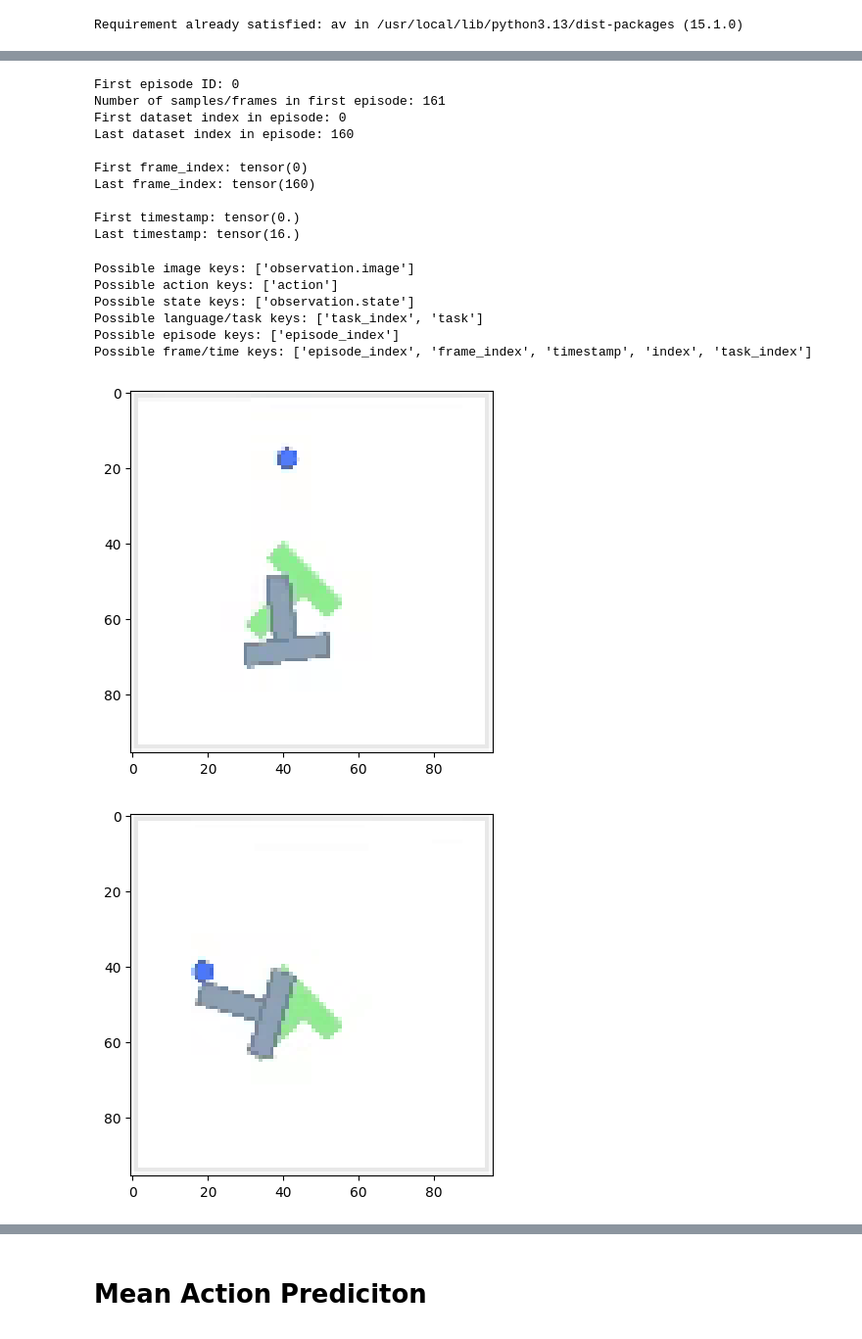
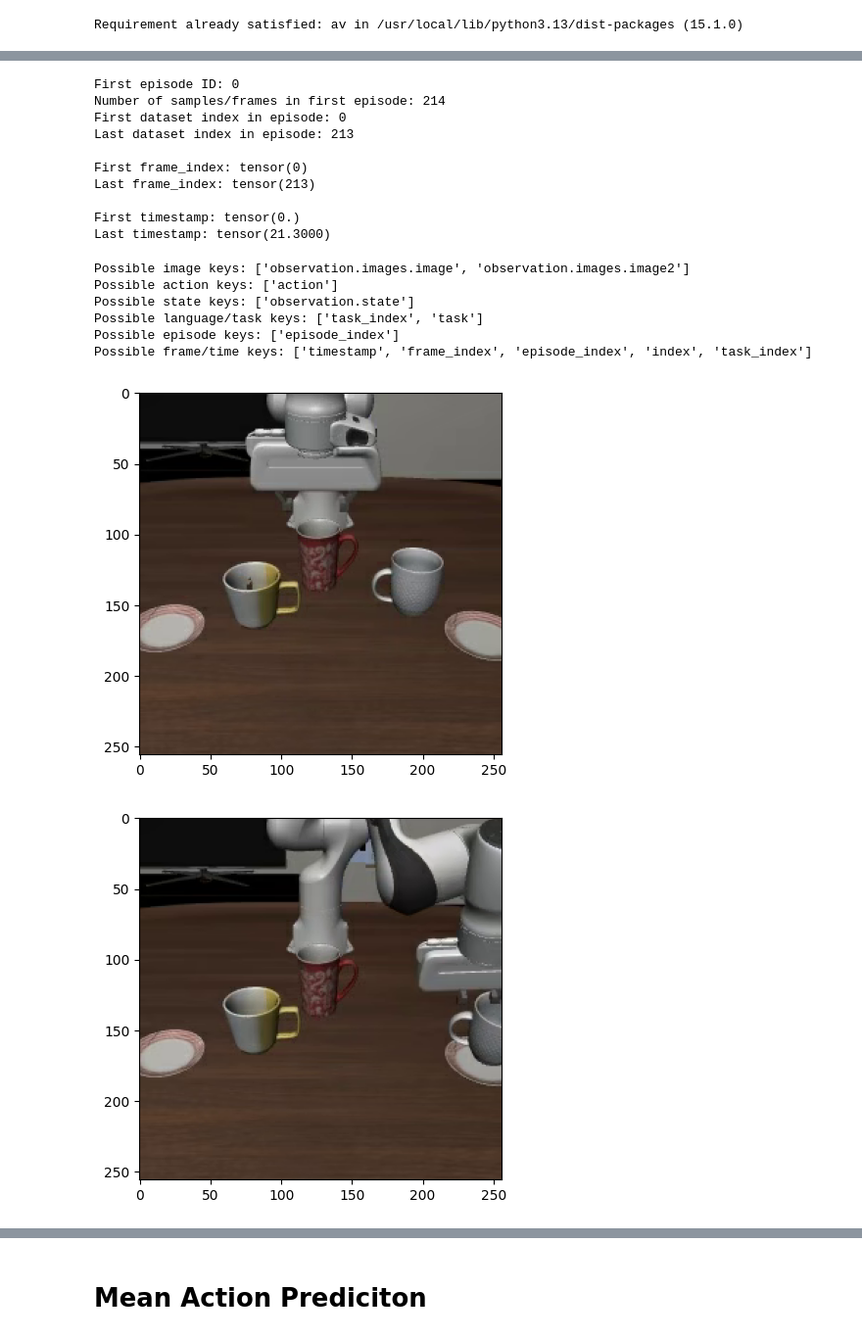
Before and after one commit to kasrasa/ViT-VLM-experiments, a Jupyter notebook: VLA_Experiments.ipynb, the cells around one changed output, grey strips where cells are left out. Shown at 98% size. Drawn from its saved outputs; the diff is of its cells as text; code cells hidden in the pictures.

```diff
--- a/VLA_Experiments.ipynb
+++ b/VLA_Experiments.ipynb
@@ -25,7 +25,7 @@ from tqdm.auto import tqdm
 
 from lerobot.datasets import LeRobotDataset
 # %%
-DATASET_REPO_ID = "lerobot/pusht" # "lerobot/svla_so101_pickplace"
+DATASET_REPO_ID = "lerobot/libero" # "lerobot/pusht" # "lerobot/svla_so101_pickplace"
 
 dataset = LeRobotDataset(DATASET_REPO_ID)
 
@@ -112,15 +112,15 @@ print("\nFirst timestamp:", dataset[episode_indices[0]]["timestamp"])
 print("Last timestamp:", dataset[episode_indices[-1]]["timestamp"])
 # %% [output]
 First episode ID: 0
-Number of samples/frames in first episode: 161
+Number of samples/frames in first episode: 214
 First dataset index in episode: 0
-Last dataset index in episode: 160
+Last dataset index in episode: 213
 
 First frame_index: tensor(0)
-Last frame_index: tensor(160)
+Last frame_index: tensor(213)
 
 First timestamp: tensor(0.)
-Last timestamp: tensor(16.)
+Last timestamp: tensor(21.3000)
 # %%
 def find_keys_containing(sample, keywords):
   keys = []
@@ -145,22 +145,22 @@ print("Possible language/task keys:", language_keys)
 print("Possible episode keys:", episode_keys)
 print("Possible frame/time keys:", frame_keys)
 # %% [output]
-Possible image keys: ['observation.image']
+Possible image keys: ['observation.images.image', 'observation.images.image2']
 Possible action keys: ['action']
 Possible state keys: ['observation.state']
 Possible language/task keys: ['task_index', 'task']
 Possible episode keys: ['episode_index']
-Possible frame/time keys: ['episode_index', 'frame_index', 'timestamp', 'index', 'task_index']
+Possible frame/time keys: ['timestamp', 'frame_index', 'episode_index', 'index', 'task_index']
 # %%
 def show_image_tensor(image_tensor):
   img = (image_tensor.detach().cpu().permute(1,2,0).numpy()*255).astype(np.uint8)
   plt.imshow(img)
   plt.show()
 
 show_image_tensor(sample[image_keys[0]])
 show_image_tensor(dataset[100][image_keys[0]])
-# show_image_tensor(sample[image_keys[1]])
-# show_image_tensor(dataset[100][image_keys[1]])
+show_image_tensor(sample[image_keys[1]])
+show_image_tensor(dataset[100][image_keys[1]])
 # %% [output]
-[figure, old version]
+[figure, new version]
-[figure, old version]
+[figure, new version]
```
Also changed, not shown: parts of 42 cells of this notebook.
